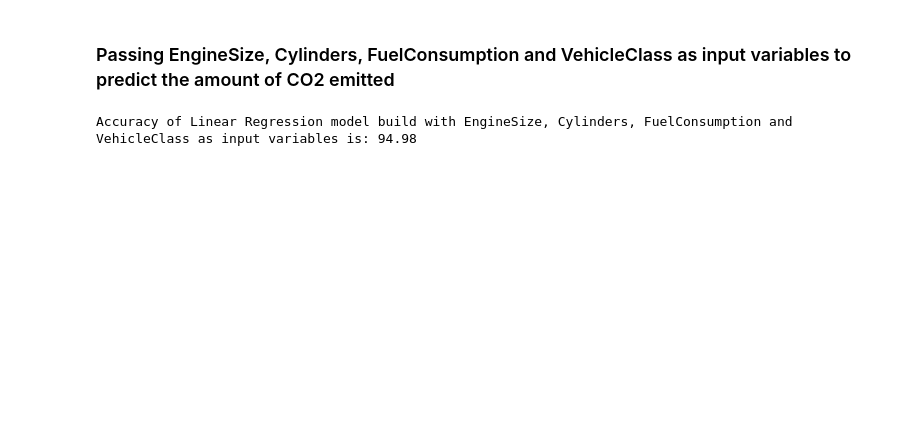
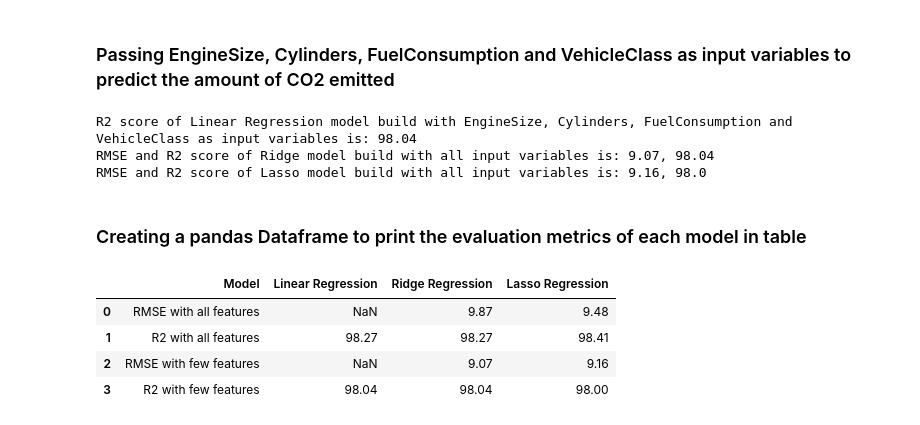
Before and after one commit to Prasanna-Shrestha/VehicleFuelConsumption, a Jupyter notebook: VehicleFuelConsumption.ipynb, the cells around one changed output. Saved outputs shown, nothing was run; the diff lists cells and outputs as text; code cells hidden in the pictures; blank space fills up the shorter version.

Commit message:
Ridge model and Lasso regression model

```diff
--- a/VehicleFuelConsumption.ipynb
+++ b/VehicleFuelConsumption.ipynb
@@ -179,7 +196,9 @@ y = df_encoded['COEMISSIONS ']
 ### Passing every input variables to predict the amount of CO2 emitted
 # %%
 x = df_encoded.drop('COEMISSIONS ', axis=1)
+linearRegR2_AllFeatures, ridgeRmse_AllFeatures, ridgeR2_AllFeatures, lassoRmse_AllFeatures, lassoR2_AllFeatures = Model(x,y)
 
-score = linearRegresionModel(x,y)
-print(f"Accuracy of Linear Regression model build with all input variables is: {score}")
+print(f"R2 score of Linear Regression model build with all input variables is: {linearRegR2_AllFeatures}")
+print(f"RMSE and R2 score of Ridge model build with all input variables is: {ridgeRmse_AllFeatures}, {ridgeR2_AllFeatures}")
+print(f"RMSE and R2 score of Lasso model build with all input variables is: {lassoRmse_AllFeatures}, {lassoR2_AllFeatures}")
 # %% [output]
@@ -205,9 +208,33 @@ Accuracy of Linear Regression model build with EngineSize, Cylinders and FuelCon
 # %% [markdown]
 ### Passing EngineSize, Cylinders, FuelConsumption and VehicleClass as input variables to predict the amount of CO2 emitted
-# %%
-x = df_encoded[['ENGINE SIZE', 'CYLINDERS', 'FUEL CONSUMPTION', 'VEHICLE CLASS']]
-
-score = linearRegresionModel(x,y)
-print(f"Accuracy of Linear Regression model build with EngineSize, Cylinders, FuelConsumption and VehicleClass as input variables is: {score}")
-# %% [output]
-Accuracy of Linear Regression model build with EngineSize, Cylinders, FuelConsumption and VehicleClass as input variables is: 94.98
+# %%
+x = df_encoded[['ENGINE SIZE', 'CYLINDERS', 'FUEL CONSUMPTION', 'VEHICLE CLASS']]
+
+linearRegR2_FewFeatures, ridgeRmse_FewFeatures, ridgeR2_FewFeatures, lassoRmse_FewFeatures, lassoR2_FewFeatures = Model(x,y)
+
+print(f"R2 score of Linear Regression model build with EngineSize, Cylinders, FuelConsumption and VehicleClass as input variables is: {linearRegR2_FewFeatures}")
+print(f"RMSE and R2 score of Ridge model build with all input variables is: {ridgeRmse_FewFeatures}, {ridgeR2_FewFeatures}")
+print(f"RMSE and R2 score of Lasso model build with all input variables is: {lassoRmse_FewFeatures}, {lassoR2_FewFeatures}")
+# %% [output]
+R2 score of Linear Regression model build with EngineSize, Cylinders, FuelConsumption and VehicleClass as input variables is: 98.04
+RMSE and R2 score of Ridge model build with all input variables is: 9.07, 98.04
+RMSE and R2 score of Lasso model build with all input variables is: 9.16, 98.0
+# %% [markdown]
+### Creating a pandas Dataframe to print the evaluation metrics of each model in table
+# %%
+evaluationTable = pd.DataFrame(
+    {
+        "Model": ["RMSE with all features", "R2 with all features", "RMSE with few features", "R2 with few features"],
+        "Linear Regression": [None, linearRegR2_AllFeatures, None, linearRegR2_FewFeatures],
+        "Ridge Regression": [ridgeRmse_AllFeatures, ridgeR2_AllFeatures, ridgeRmse_FewFeatures, ridgeR2_FewFeatures],
+        "Lasso Regression": [lassoRmse_AllFeatures, lassoR2_AllFeatures, lassoRmse_FewFeatures, lassoR2_FewFeatures],
+    }
+)
+# %%
+evaluationTable
+# %% [output]
+|  | Model | Linear Regression | Ridge Regression | Lasso Regression |
+| 0 | RMSE with all features | NaN | 9.87 | 9.48 |
+| 1 | R2 with all features | 98.27 | 98.27 | 98.41 |
+| 2 | RMSE with few features | NaN | 9.07 | 9.16 |
+| 3 | R2 with few features | 98.04 | 98.04 | 98.00 |
```
Also changed, not shown: parts of 7 cells of this notebook.
